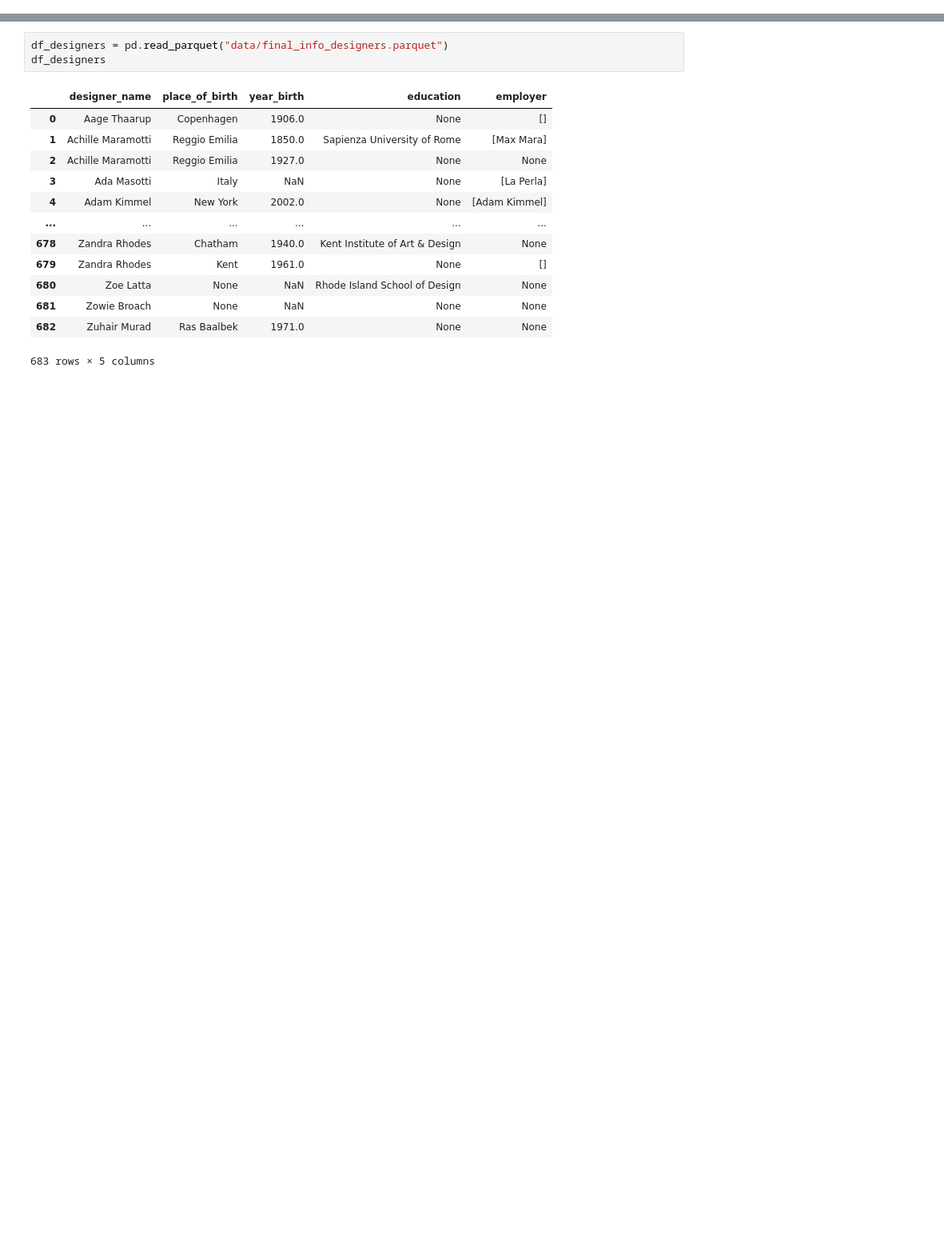
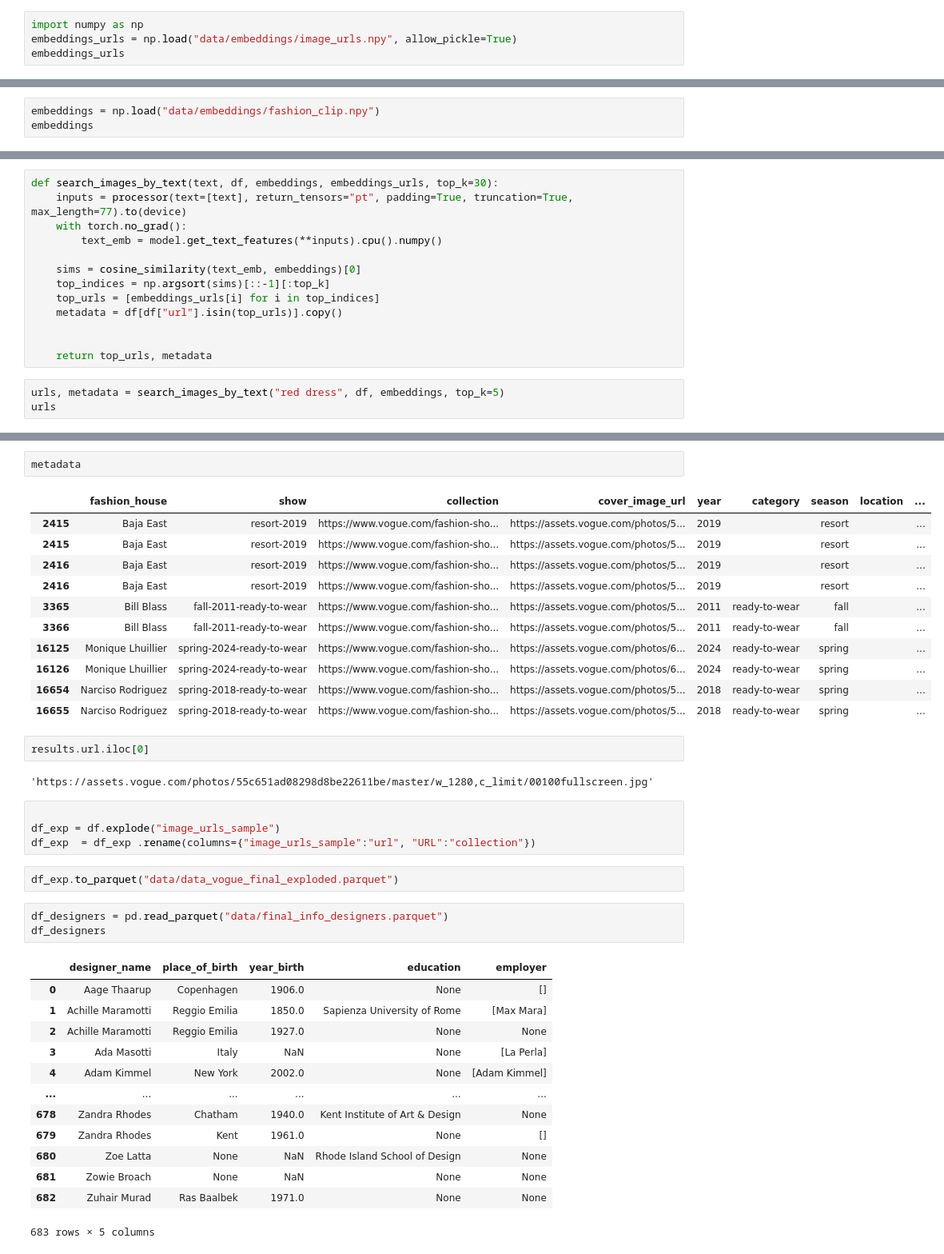
Before and after one commit to traopia/FashionDB, a Jupyter notebook: temporary_playground.ipynb, the cells around one changed output, grey strips where cells are left out. Shown at 80% size. Saved outputs shown, nothing was run; the diff lists cells and outputs as text; blank space fills up the shorter version.

Commit message:
last embeddings and other

```diff
--- a/temporary_playground.ipynb
+++ b/temporary_playground.ipynb
@@ -259,0 +44,4 @@ df_exp
+# %%
+import numpy as np
+embeddings_urls = np.load("data/embeddings/image_urls.npy", allow_pickle=True)
+embeddings_urls
@@ -259,0 +57,3 @@ df_exp
+# %%
+embeddings = np.load("data/embeddings/fashion_clip.npy")
+embeddings
@@ -259,0 +151,16 @@ df_exp
+# %%
+def search_images_by_text(text, df, embeddings, embeddings_urls, top_k=30):
+    inputs = processor(text=[text], return_tensors="pt", padding=True, truncation=True, max_length=77).to(device)
+    with torch.no_grad():
+        text_emb = model.get_text_features(**inputs).cpu().numpy()
+
+    sims = cosine_similarity(text_emb, embeddings)[0]
+    top_indices = np.argsort(sims)[::-1][:top_k]
+    top_urls = [embeddings_urls[i] for i in top_indices]
+    metadata = df[df["url"].isin(top_urls)].copy()
+
+
+    return top_urls, metadata
+# %%
+urls, metadata = search_images_by_text("red dress", df, embeddings, top_k=5)
+urls
@@ -260,3 +173,27 @@ df_exp
+# %%
+metadata
+# %% [output]
+|  | fashion_house | show | collection | cover_image_url | year | category | season | location | ... |
+| 2415 | Baja East | resort-2019 | https://www.vogue.com/fashion-sho... | https://assets.vogue.com/photos/5... | 2019 |  | resort |  | ... |
+| 2415 | Baja East | resort-2019 | https://www.vogue.com/fashion-sho... | https://assets.vogue.com/photos/5... | 2019 |  | resort |  | ... |
+| 2416 | Baja East | resort-2019 | https://www.vogue.com/fashion-sho... | https://assets.vogue.com/photos/5... | 2019 |  | resort |  | ... |
+| 2416 | Baja East | resort-2019 | https://www.vogue.com/fashion-sho... | https://assets.vogue.com/photos/5... | 2019 |  | resort |  | ... |
+| 3365 | Bill Blass | fall-2011-ready-to-wear | https://www.vogue.com/fashion-sho... | https://assets.vogue.com/photos/5... | 2011 | ready-to-wear | fall |  | ... |
+| 3366 | Bill Blass | fall-2011-ready-to-wear | https://www.vogue.com/fashion-sho... | https://assets.vogue.com/photos/5... | 2011 | ready-to-wear | fall |  | ... |
+| 16125 | Monique Lhuillier | spring-2024-ready-to-wear | https://www.vogue.com/fashion-sho... | https://assets.vogue.com/photos/6... | 2024 | ready-to-wear | spring |  | ... |
+| 16126 | Monique Lhuillier | spring-2024-ready-to-wear | https://www.vogue.com/fashion-sho... | https://assets.vogue.com/photos/6... | 2024 | ready-to-wear | spring |  | ... |
+| 16654 | Narciso Rodriguez | spring-2018-ready-to-wear | https://www.vogue.com/fashion-sho... | https://assets.vogue.com/photos/5... | 2018 | ready-to-wear | spring |  | ... |
+| 16655 | Narciso Rodriguez | spring-2018-ready-to-wear | https://www.vogue.com/fashion-sho... | https://assets.vogue.com/photos/5... | 2018 | ready-to-wear | spring |  | ... |
+# %%
+results.url.iloc[0]
+# %% [output]
+'https://assets.vogue.com/photos/55c651ad08298d8be22611be/master/w_1280,c_limit/00100fullscreen.jpg'
+# %%
+
+df_exp = df.explode("image_urls_sample")
+df_exp  = df_exp .rename(columns={"image_urls_sample":"url", "URL":"collection"})
+# %%
+df_exp.to_parquet("data/data_vogue_final_exploded.parquet")
 # %%
 df_designers = pd.read_parquet("data/final_info_designers.parquet")
 df_designers
```
Also changed, not shown: parts of 30 cells of this notebook, 20 other files.
